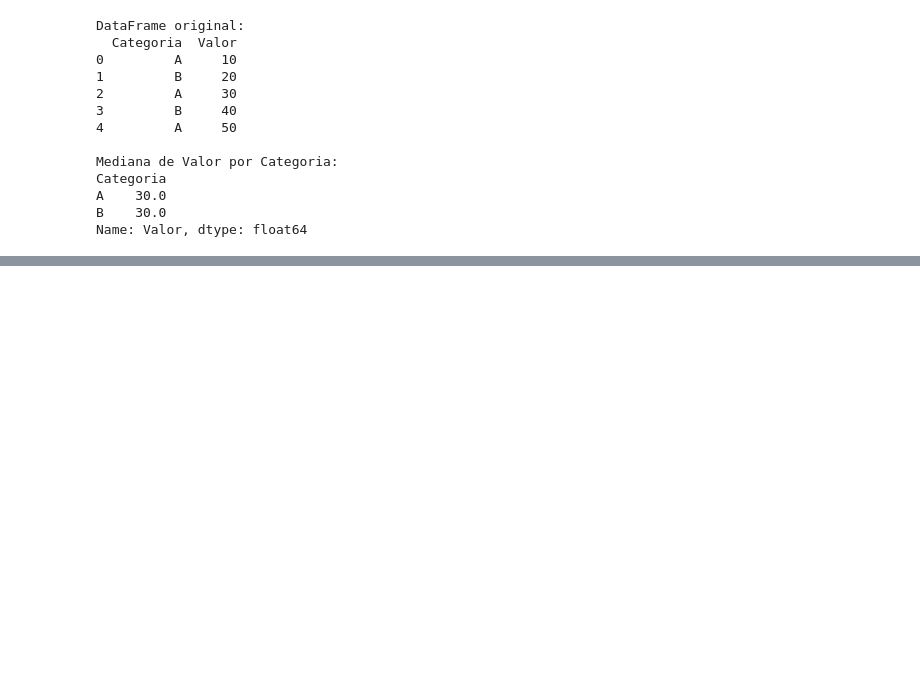
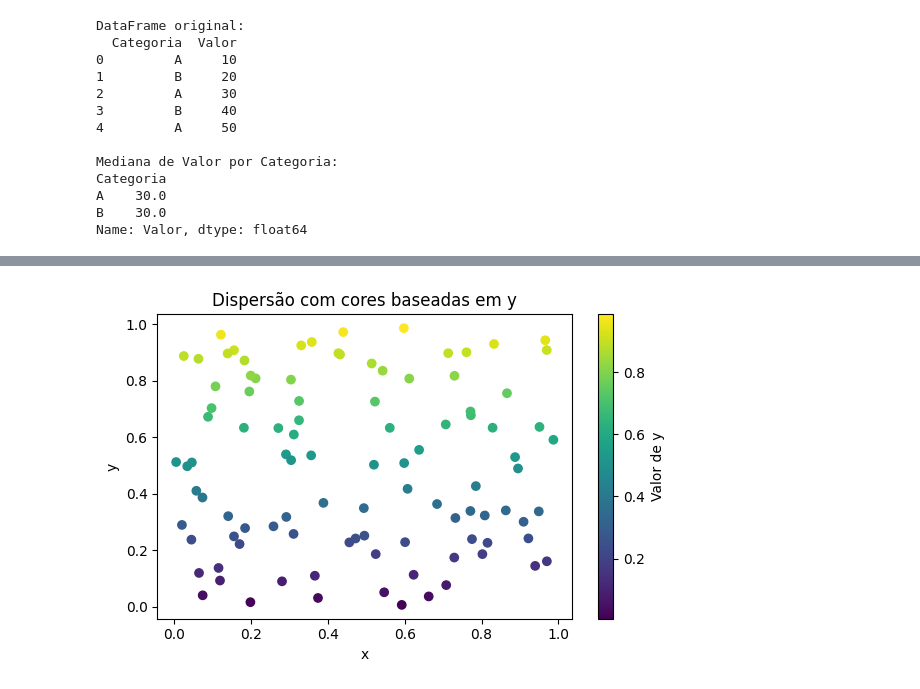
Before and after one commit to samuel76-art/Disciplina-de-Inteligencia-Artificial-UMC, a Jupyter notebook: Atividades_de_Data_Science_NumPy,_SciPy,_Pandas_e_Matplotlib[Samuel_Sousa_Santos][B][Noite].ipynb, the cells around one changed output, grey strips where cells are left out. Saved outputs shown, nothing was run; the diff lists cells and outputs as text; code cells hidden in the pictures; blank space fills up the shorter version.

```diff
--- a/Atividades_de_Data_Science_NumPy,_SciPy,_Pandas_e_Matplotlib[Samuel_Sousa_Santos][B][Noite].ipynb
+++ b/Atividades_de_Data_Science_NumPy,_SciPy,_Pandas_e_Matplotlib[Samuel_Sousa_Santos][B][Noite].ipynb
@@ -1303,0 +1325,23 @@ Name: Valor, dtype: float64
+# %%
+#Exercicio 2
+import matplotlib.pyplot as plt
+import numpy as np
+# Raciocínio - Uso plt.scatter() com o parâmetro c=y, que colore cada ponto de acordo com seu valor de y usando um mapa de cores (cmap). plt.colorbar() adiciona a legenda de cores ao lado do gráfico.
+# Gero 100 pontos aleatórios para x e y
+np.random.seed(42) # Define uma semente para reprodutibilidade
+x = np.random.rand(100)
+y = np.random.rand(100)
+# Crio o gráfico de dispersão
+plt.figure(figsize=(6, 4))
+scatter = plt.scatter(x, y, c=y, cmap='viridis')
+# Adiciona a barra de cores
+plt.colorbar(scatter, label='Valor de y')
+# Personaliza o gráfico
+plt.title('Dispersão com cores baseadas em y')
+plt.xlabel('x')
+plt.ylabel('y')
+plt.tight_layout()
+# Exibindo o gráfico
+plt.show()
+# %% [output]
+[figure, added]
```
Also changed, not shown: parts of 19 cells of this notebook.
